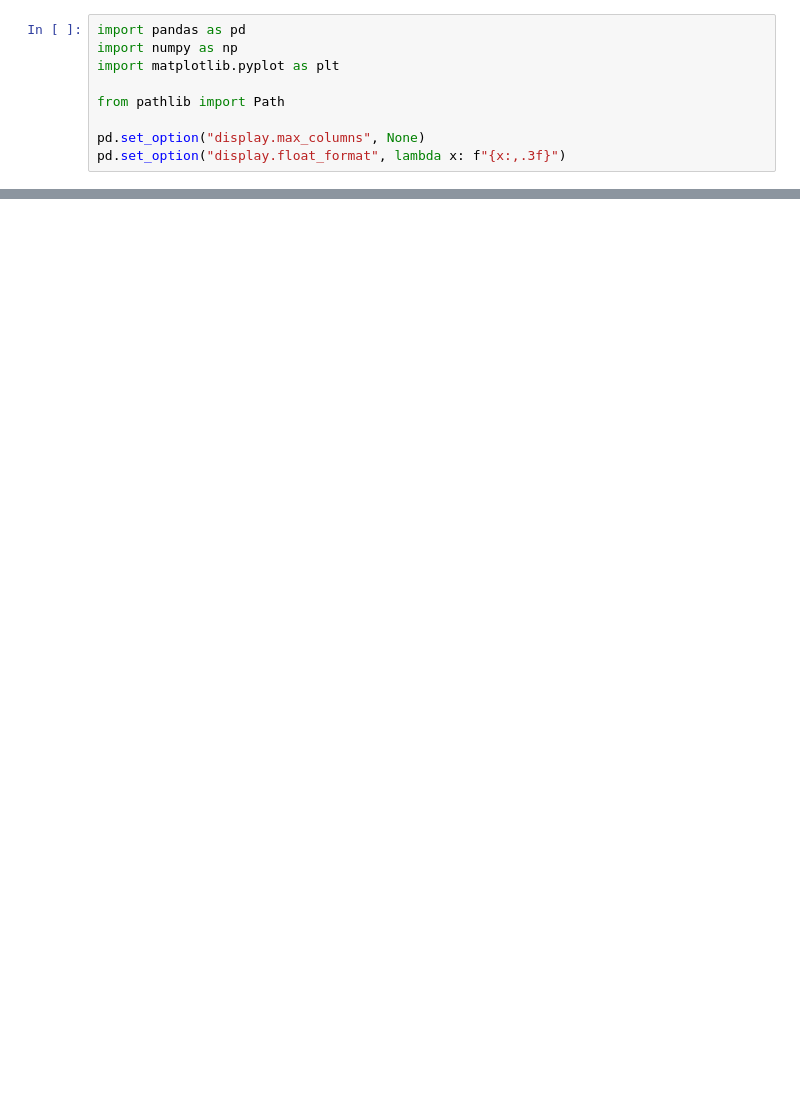
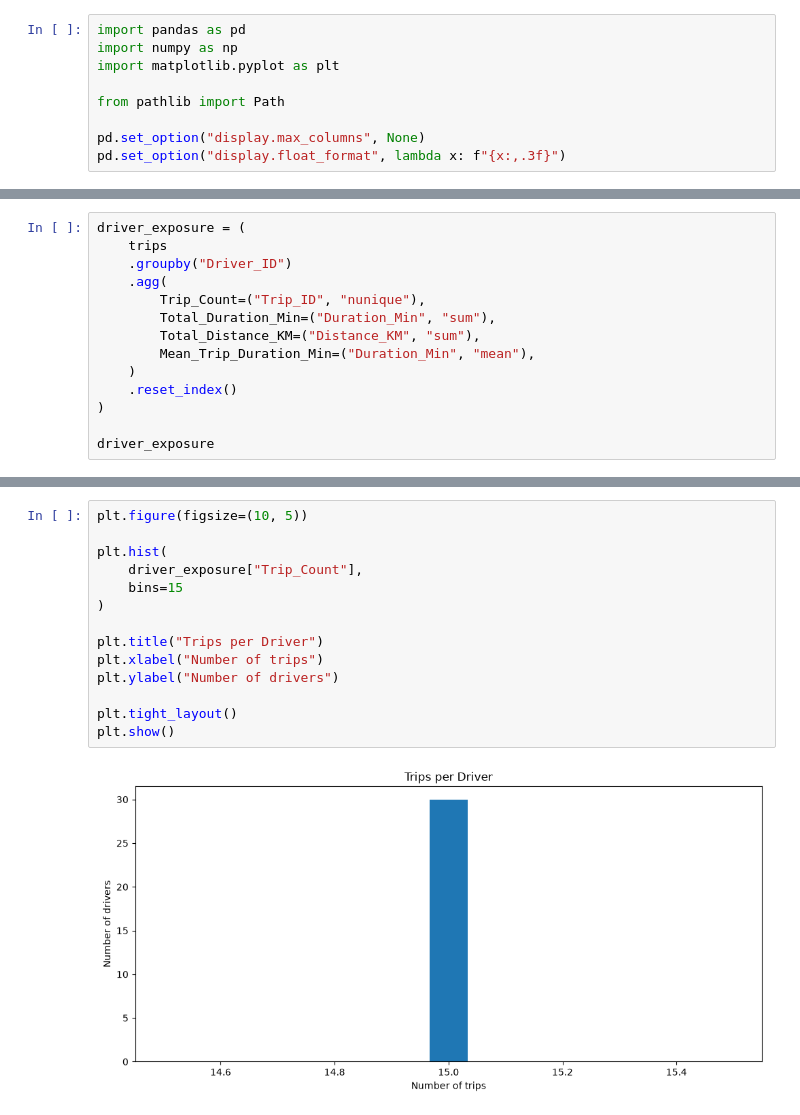
Before and after one commit to souro26/vexardrive-analysis, a Jupyter notebook: notebooks/02_driver_behavior.ipynb, the cells around one changed output, grey strips where cells are left out. Saved outputs shown, nothing was run; the diff lists cells and outputs as text; blank space fills up the shorter version.

Commit message:
finished driver scoring

```diff
--- a/notebooks/02_driver_behavior.ipynb
+++ b/notebooks/02_driver_behavior.ipynb
@@ -62,0 +50,14 @@ telemetry["Timestamp"] = pd.to_datetime(
+# %%
+driver_exposure = (
+    trips
+    .groupby("Driver_ID")
+    .agg(
+        Trip_Count=("Trip_ID", "nunique"),
+        Total_Duration_Min=("Duration_Min", "sum"),
+        Total_Distance_KM=("Distance_KM", "sum"),
+        Mean_Trip_Duration_Min=("Duration_Min", "mean"),
+    )
+    .reset_index()
+)
+
+driver_exposure
@@ -62,0 +90,16 @@ telemetry["Timestamp"] = pd.to_datetime(
+# %%
+plt.figure(figsize=(10, 5))
+
+plt.hist(
+    driver_exposure["Trip_Count"],
+    bins=15
+)
+
+plt.title("Trips per Driver")
+plt.xlabel("Number of trips")
+plt.ylabel("Number of drivers")
+
+plt.tight_layout()
+plt.show()
+# %% [output]
+[figure, added]
```
Also changed, not shown: parts of 97 cells of this notebook.
